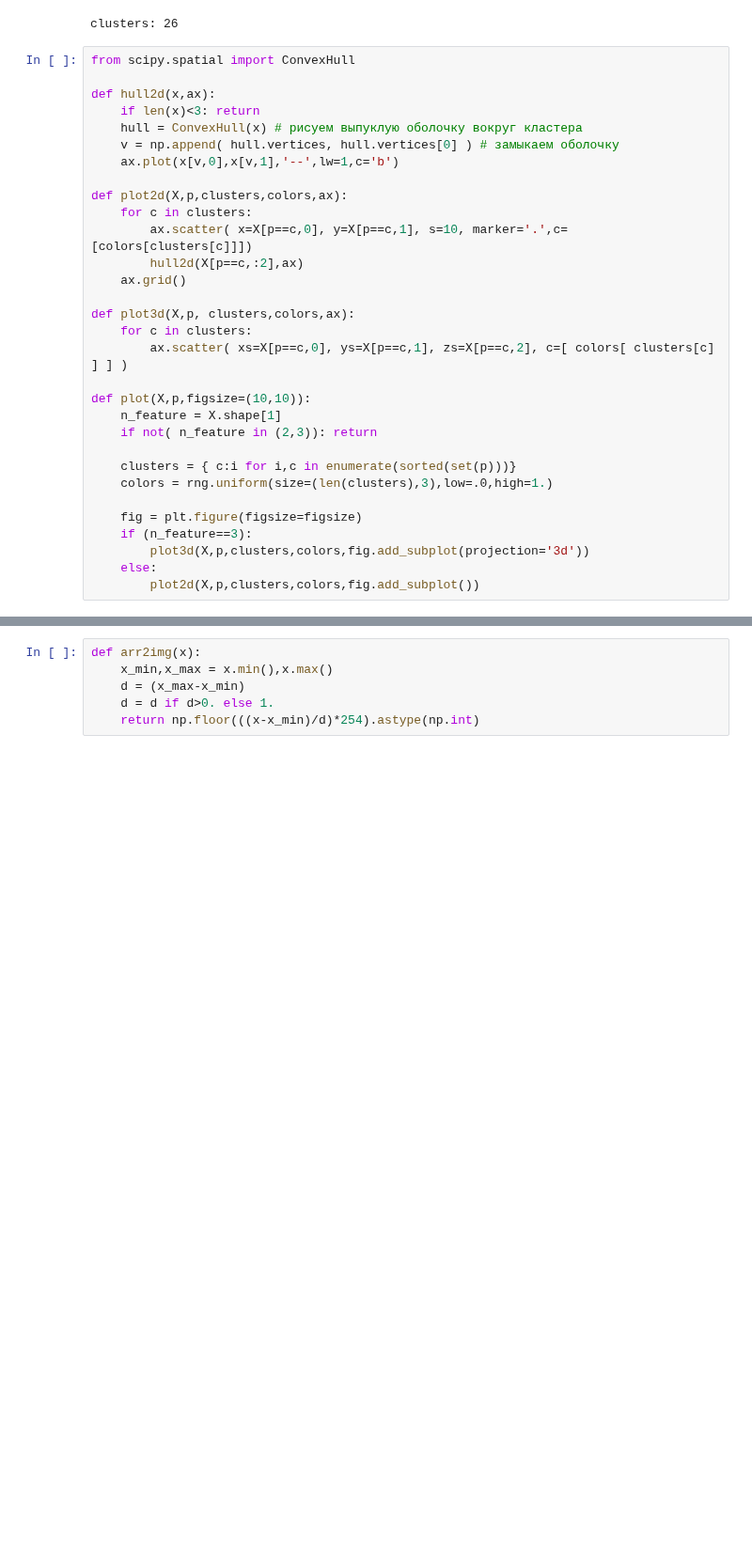
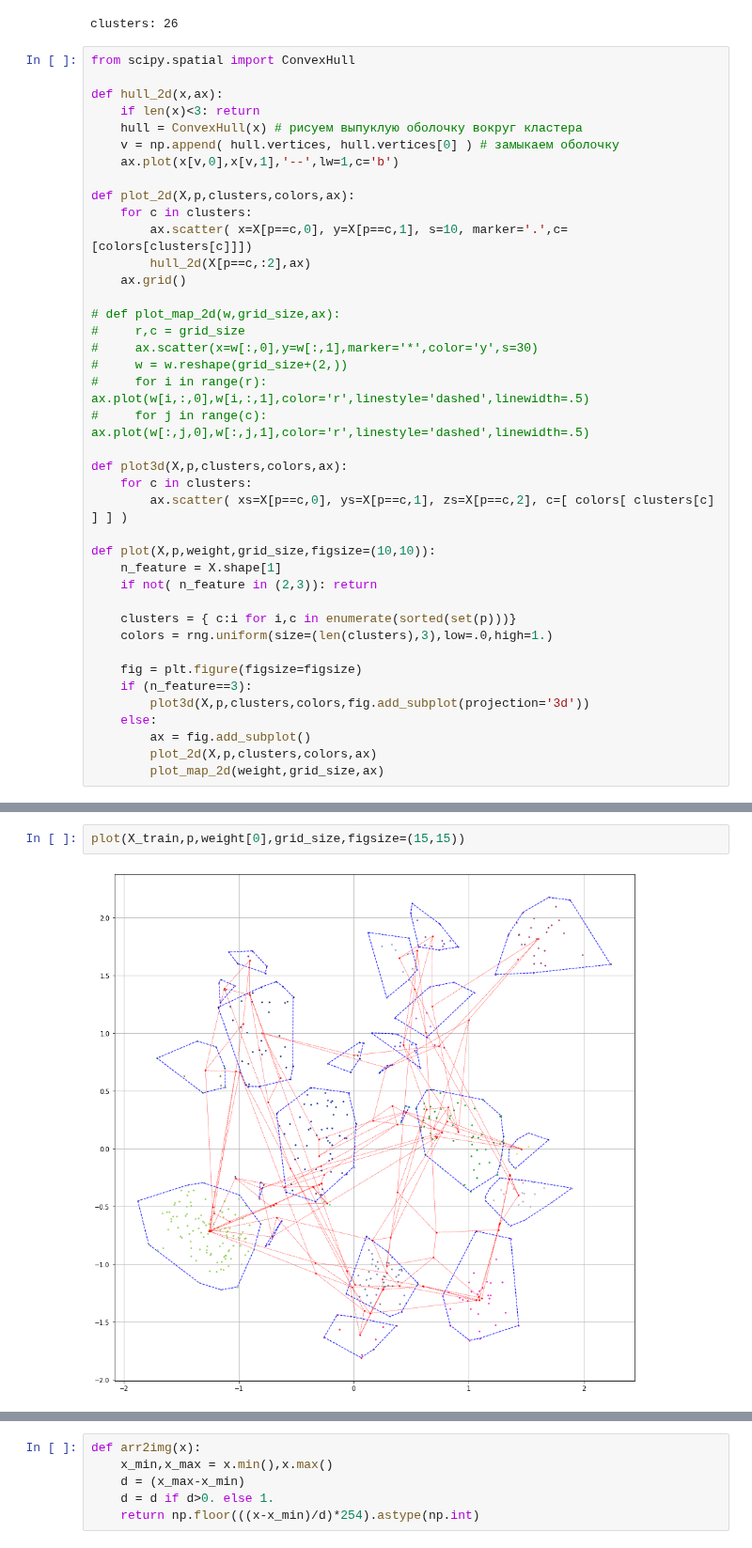
Before and after one commit to mechanoid5/ml_lectorium_legacy, a Jupyter notebook: examples/20-kohonen-ann/03-kohonen-neighbor-biases.ipynb, the cells around one changed output, grey strips where cells are left out. Shown at 94% size. Drawn from its saved outputs; the diff is of its cells as text; blank space fills up the shorter version.

```diff
--- a/examples/20-kohonen-ann/03-kohonen-neighbor-biases.ipynb
+++ b/examples/20-kohonen-ann/03-kohonen-neighbor-biases.ipynb
@@ -318,23 +380,30 @@ clusters: 26
 # %%
 from scipy.spatial import ConvexHull
 
-def hull2d(x,ax):
+def hull_2d(x,ax):
     if len(x)<3: return
     hull = ConvexHull(x) # рисуем выпуклую оболочку вокруг кластера
     v = np.append( hull.vertices, hull.vertices[0] ) # замыкаем оболочку
     ax.plot(x[v,0],x[v,1],'--',lw=1,c='b')
 
-def plot2d(X,p,clusters,colors,ax):
+def plot_2d(X,p,clusters,colors,ax):
     for c in clusters:
         ax.scatter( x=X[p==c,0], y=X[p==c,1], s=10, marker='.',c=[colors[clusters[c]]])
-        hull2d(X[p==c,:2],ax)
+        hull_2d(X[p==c,:2],ax)
     ax.grid()
 
-def plot3d(X,p, clusters,colors,ax):
+# def plot_map_2d(w,grid_size,ax):
+#     r,c = grid_size
+#     ax.scatter(x=w[:,0],y=w[:,1],marker='*',color='y',s=30)
+#     w = w.reshape(grid_size+(2,))
+#     for i in range(r): ax.plot(w[i,:,0],w[i,:,1],color='r',linestyle='dashed',linewidth=.5)
+#     for j in range(c): ax.plot(w[:,j,0],w[:,j,1],color='r',linestyle='dashed',linewidth=.5)
+
+def plot3d(X,p,clusters,colors,ax):
     for c in clusters:
         ax.scatter( xs=X[p==c,0], ys=X[p==c,1], zs=X[p==c,2], c=[ colors[ clusters[c] ] ] )
 
-def plot(X,p,figsize=(10,10)):
+def plot(X,p,weight,grid_size,figsize=(10,10)):
     n_feature = X.shape[1]
     if not( n_feature in (2,3)): return
 
@@ -345,4 +414,6 @@ def plot(X,p,figsize=(10,10)):
     if (n_feature==3):
         plot3d(X,p,clusters,colors,fig.add_subplot(projection='3d'))
     else:
-        plot2d(X,p,clusters,colors,fig.add_subplot())
+        ax = fig.add_subplot()
+        plot_2d(X,p,clusters,colors,ax)
+        plot_map_2d(weight,grid_size,ax)
@@ -353,3 +420,7 @@ plot(X,p)
+# %%
+plot(X_train,p,weight[0],grid_size,figsize=(15,15))
+# %% [output]
+[figure, added]
 # %%
 # оценка результата
 from sklearn.metrics import silhouette_score
```
Also changed, not shown: parts of 21 cells of this notebook.
